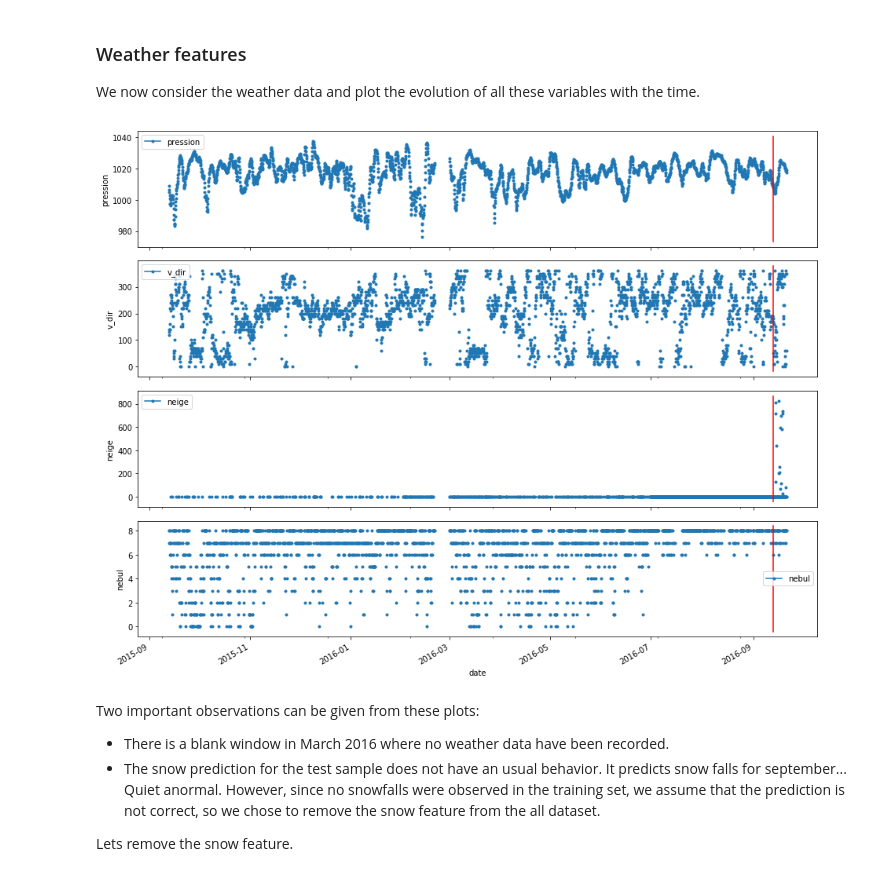
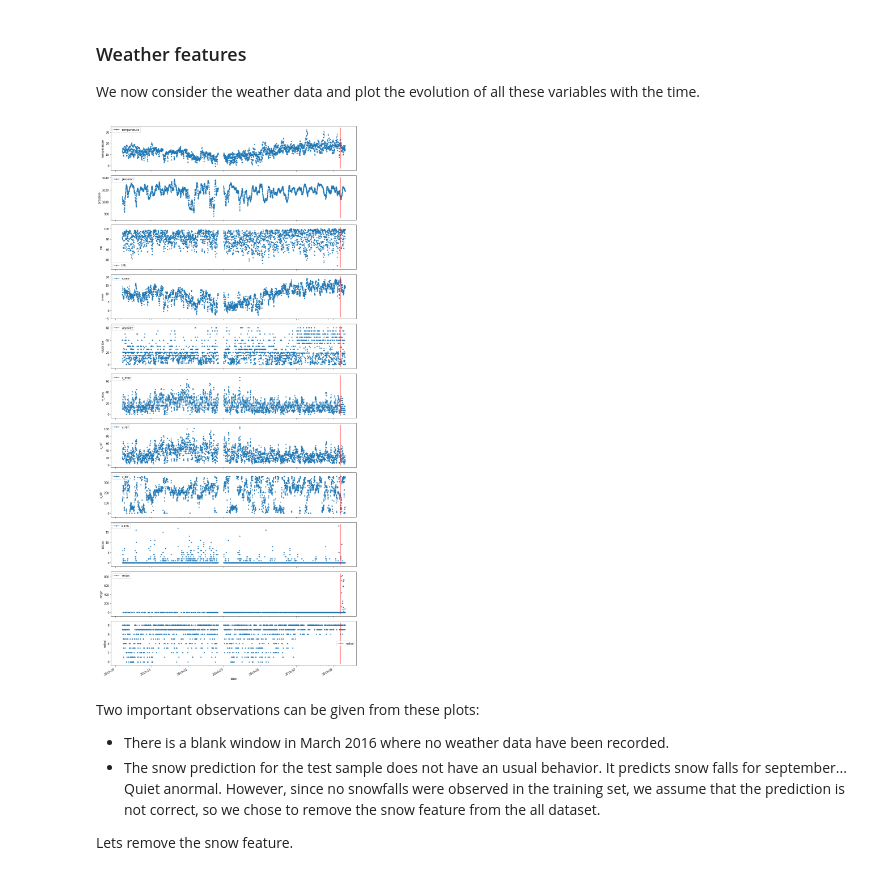
Before and after one commit to NazBen/solution-challenge-jds18, a Jupyter notebook: notebook/solution_LPSM204.ipynb, the cells around one changed output. Drawn from its saved outputs; the diff is of its cells as text; code cells hidden in the pictures.

Commit message:
Figures and slides

```diff
--- a/notebook/solution_LPSM204.ipynb
+++ b/notebook/solution_LPSM204.ipynb
@@ -26,16 +26,17 @@ import numpy as np
 import matplotlib.pyplot as plt
 import seaborn as sns
 
+import os
 import sys
 sys.path.append('../script/')
 
-%load_ext autoreload
-%autoreload 2
+# If you want to save the figures
+savefigs = True
+if savefigs:
+    if not os.path.exists('./figures'):
+        os.mkdir('./figures')
 
 %matplotlib inline
-
-pd.options.display.max_columns = 100
-# pd.options.display.max_rows = 500
 # %% [markdown]
 ## Data Processing
 
@@ -195,25 +202,27 @@ fig.tight_layout()
 
 We now consider the weather data and plot the evolution of all these variables with the time.
 # %%
-weather_features = ['pression', 'v_dir', 'neige', 'nebul']
+weather_features = ['temperature', 'pression', 'HR', 'rosee', 'visibilite',
+                    'v_moy', 'v_raf', 'v_dir', 'RR3h', 'neige', 'nebul']
 # In case some columns disapeared
 weather_features = data.columns.intersection(weather_features)
 
 # Test date
 start_date_test = data.loc[data['type'] == 'test', 'date'].values[0]
 
 # Ploting the weather feature in a subplot
 n_features = len(weather_features)
 fig, axes = plt.subplots(n_features, 1, figsize=(13, 2.5*n_features), sharex=True)
 for i, feat in enumerate(weather_features):
     ax = axes[i]
     data.plot('date', feat, marker='.', ax=ax)
     ax.plot([start_date_test]*2, ax.get_ylim(), 'r', label='Limit train/test')
     ax.set_ylabel(feat)
 fig.tight_layout()
-# fig.savefig('./weather_data.pdf')
+if savefigs:
+    fig.savefig('./weather_data.pdf')
 # %% [output]
-[figure, old version]
+[figure, new version]
 # %% [markdown]
 Two important observations can be given from these plots:
 
```
Also changed, not shown: parts of 21 cells of this notebook, 29 other files.
